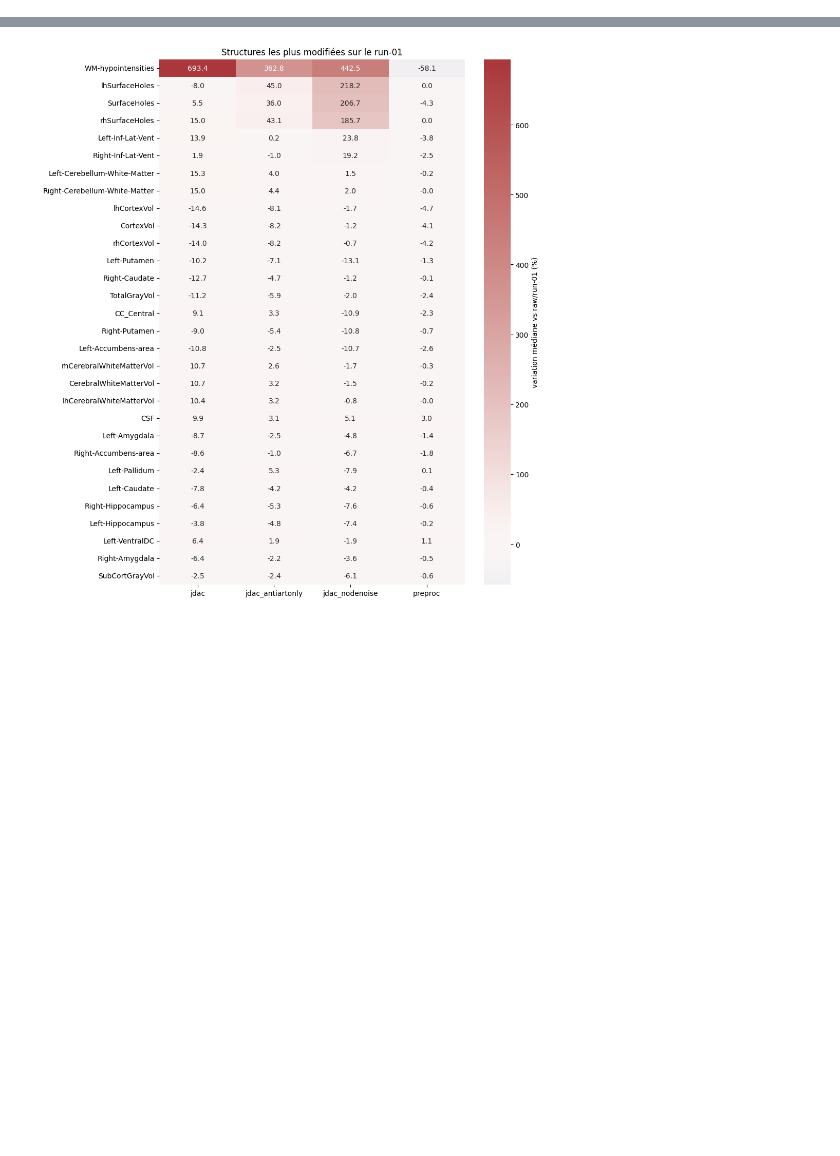
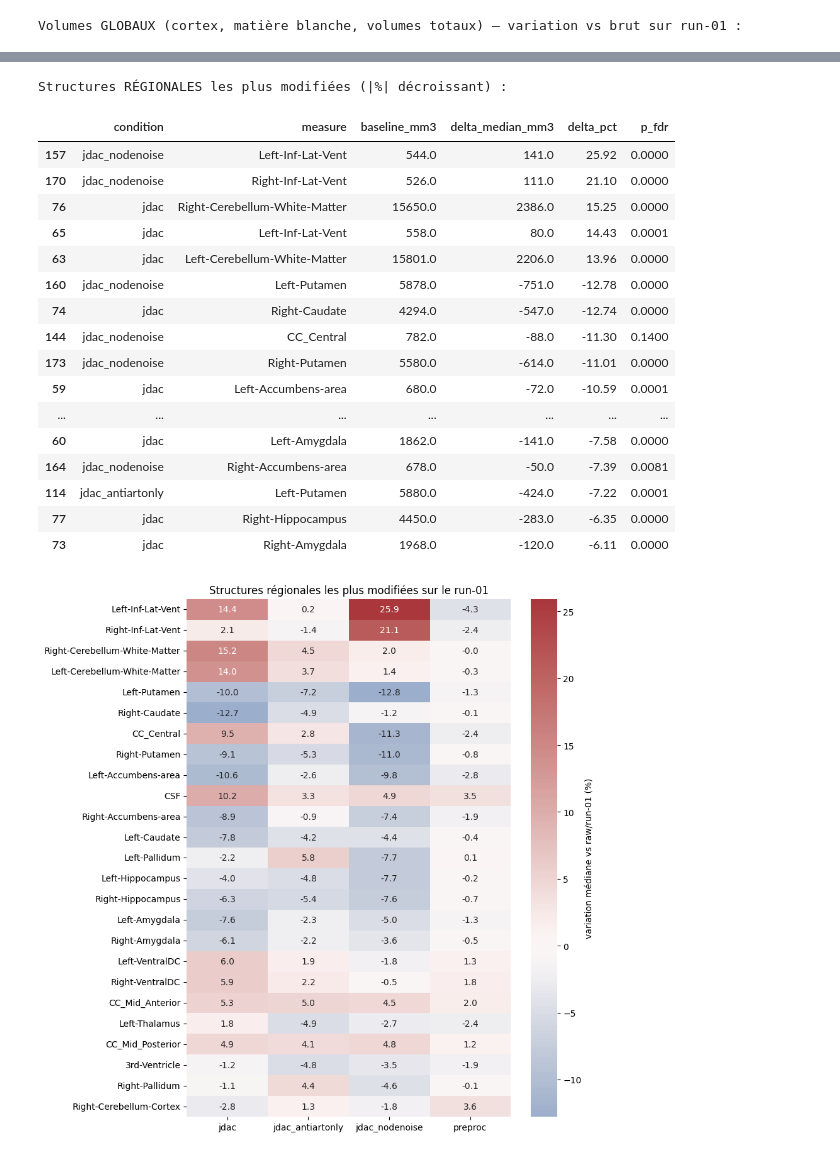
Before and after one commit to math-wil/jdac-motion-correction, a Jupyter notebook: pipelines/ds004332/phase5_fidelity/explore_aseg_rigide.ipynb, the cells around one changed output, grey strips where cells are left out. Drawn from its saved outputs; the diff is of its cells as text; code cells hidden in the pictures; blank space fills up the shorter version.

```diff
--- a/pipelines/ds004332/phase5_fidelity/explore_aseg_rigide.ipynb
+++ b/pipelines/ds004332/phase5_fidelity/explore_aseg_rigide.ipynb
@@ -127,29 +185,47 @@ Une différence non nulle indique que le traitement ou la reconstruction FreeSur
 # %%
 wide01 = d[d["run"]=="run-01"].pivot_table(
     index=["subject","measure"], columns="condition", values="value_mm3", observed=True)
+etiv01 = d[d["run"]=="run-01"].drop_duplicates("subject").set_index("subject")["etiv_ref"]
 rows = []
 for condition in CONDITIONS[1:]:
     pairs = wide01[["brut", condition]].dropna()
     for measure, x in pairs.groupby(level="measure"):
+        if measure not in anat:
+            continue
         delta = x[condition] - x["brut"]
+        base = x["brut"].median()
+        subj = x.index.get_level_values("subject")
+        etiv_sub = etiv01.reindex(subj).values
         try:
             p = stats.wilcoxon(delta).pvalue if len(delta) >= 3 and np.any(delta != 0) else 1.0
         except ValueError:
             p = np.nan
-        rows.append({"condition":condition, "measure":measure, "n":len(delta),
-                     "delta_mean_mm3":delta.mean(), "delta_median_mm3":delta.median(),
-                     "delta_median_pct":100*np.median(delta/x["brut"]), "p":p})
+        rows.append({"condition":condition, "measure":measure,
+                     "groupe":"global" if measure in anat_global else "régional",
+                     "n":len(delta), "baseline_mm3":base,
+                     "delta_median_mm3":delta.median(),
+                     "delta_pct":100*delta.median()/base,
+                     "delta_pct_etiv":100*np.nanmedian(delta.values/etiv_sub), "p":p})
 a = pd.DataFrame(rows)
 valid = a["p"].notna()
 a.loc[valid, "p_fdr"] = multipletests(a.loc[valid, "p"], method="fdr_bh")[1]
-display(a.sort_values("delta_median_pct", key=abs, ascending=False).head(25))
 
-heat = a.pivot(index="measure", columns="condition", values="delta_median_pct")
-top = heat.abs().max(axis=1).nlargest(30).index
-plt.figure(figsize=(10, 11))
+print("Volumes GLOBAUX (cortex, matière blanche, volumes totaux) — variation vs brut sur run-01 :")
+display(a[a["groupe"]=="global"].sort_values("condition")
+        .loc[:, ["condition","measure","baseline_mm3","delta_median_mm3","delta_pct","delta_pct_etiv","p_fdr"]]
+        .round({"baseline_mm3":0,"delta_median_mm3":0,"delta_pct":2,"delta_pct_etiv":3,"p_fdr":4}))
+print("\nStructures RÉGIONALES les plus modifiées (|%| décroissant) :")
+display(a[a["groupe"]=="régional"].sort_values("delta_pct", key=abs, ascending=False)
+        .loc[:, ["condition","measure","baseline_mm3","delta_median_mm3","delta_pct","p_fdr"]]
+        .head(25).round({"baseline_mm3":0,"delta_median_mm3":0,"delta_pct":2,"p_fdr":4}))
+
+heat = a[a["groupe"]=="régional"].pivot(index="measure", columns="condition", values="delta_pct")
+top = heat.abs().max(axis=1).nlargest(25).index
+plt.figure(figsize=(9, 9))
 sns.heatmap(heat.loc[top], center=0, cmap="vlag", annot=True, fmt=".1f",
             cbar_kws={"label":"variation médiane vs raw/run-01 (%)"})
-plt.title("Structures les plus modifiées sur le run-01")
+plt.title("Structures régionales les plus modifiées sur le run-01")
 plt.xlabel(""); plt.ylabel("")
 plt.tight_layout(); plt.show()
 # %% [output]
+Volumes GLOBAUX (cortex, matière blanche, volumes totaux) — variation vs brut sur run-01 :
@@ -173 +249,19 @@ plt.tight_layout(); plt.show()
+Structures RÉGIONALES les plus modifiées (|%| décroissant) :
+|  | condition | measure | baseline_mm3 | delta_median_mm3 | delta_pct | p_fdr |
+| 157 | jdac_nodenoise | Left-Inf-Lat-Vent | 544.0 | 141.0 | 25.92 | 0.0000 |
+| 170 | jdac_nodenoise | Right-Inf-Lat-Vent | 526.0 | 111.0 | 21.10 | 0.0000 |
+| 76 | jdac | Right-Cerebellum-White-Matter | 15650.0 | 2386.0 | 15.25 | 0.0000 |
+| 65 | jdac | Left-Inf-Lat-Vent | 558.0 | 80.0 | 14.43 | 0.0001 |
+| 63 | jdac | Left-Cerebellum-White-Matter | 15801.0 | 2206.0 | 13.96 | 0.0000 |
+| 160 | jdac_nodenoise | Left-Putamen | 5878.0 | -751.0 | -12.78 | 0.0000 |
+| 74 | jdac | Right-Caudate | 4294.0 | -547.0 | -12.74 | 0.0000 |
+| 144 | jdac_nodenoise | CC_Central | 782.0 | -88.0 | -11.30 | 0.1400 |
+| 173 | jdac_nodenoise | Right-Putamen | 5580.0 | -614.0 | -11.01 | 0.0000 |
+| 59 | jdac | Left-Accumbens-area | 680.0 | -72.0 | -10.59 | 0.0001 |
+| ... | ... | ... | ... | ... | ... | ... |
+| 60 | jdac | Left-Amygdala | 1862.0 | -141.0 | -7.58 | 0.0000 |
+| 164 | jdac_nodenoise | Right-Accumbens-area | 678.0 | -50.0 | -7.39 | 0.0081 |
+| 114 | jdac_antiartonly | Left-Putamen | 5880.0 | -424.0 | -7.22 | 0.0001 |
+| 77 | jdac | Right-Hippocampus | 4450.0 | -283.0 | -6.35 | 0.0000 |
+| 73 | jdac | Right-Amygdala | 1968.0 | -120.0 | -6.11 | 0.0000 |
-[figure, old version]
+[figure, new version]
```
Also changed, not shown: parts of 19 cells of this notebook, 2 other files.
